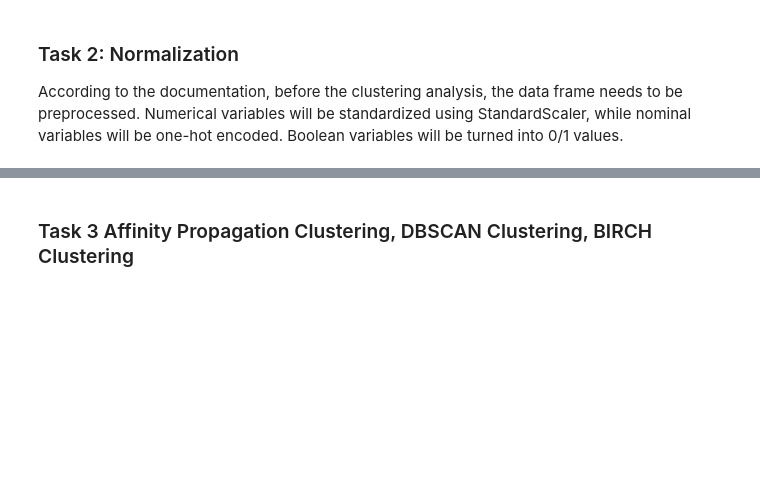
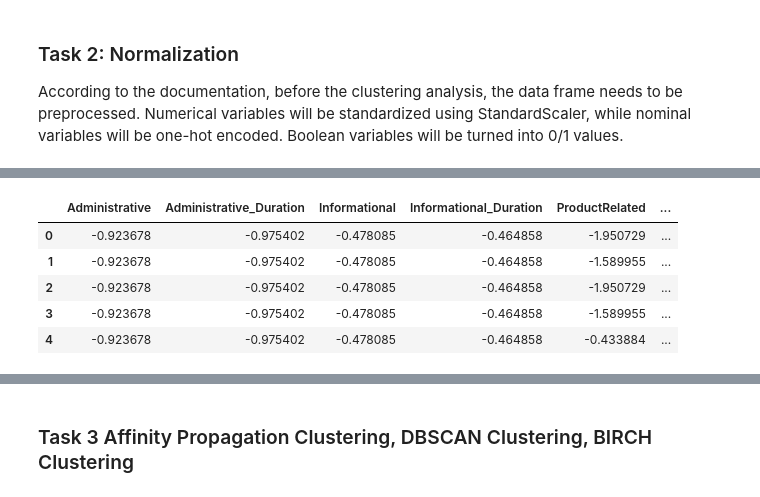
Before and after one commit to kenshin812/data_analysis, a Jupyter notebook: assignment2/submission.ipynb, the cells around one changed output, grey strips where cells are left out. Cells and saved outputs as stored; diff of their text form; code cells hidden in the pictures; blank space fills up the shorter version.

```diff
--- a/assignment2/submission.ipynb
+++ b/assignment2/submission.ipynb
@@ -453,3 +462,86 @@ Number of features after preprocessing: 74
 | 3 | -0.696993 | -0.457191 | -0.396478 | -0.244931 | -0.668518 | ... |
 | 4 | -0.696993 | -0.457191 | -0.396478 | -0.244931 | -0.488636 | ... |
 5 rows × 74 columns
+# %%
+import pandas as pd
+import numpy as np
+from sklearn.preprocessing import StandardScaler
+
+# Load data
+df = pd.read_csv("online_shoppers_intention.csv")
+
+# Separate the class label
+y = df["Revenue"].astype(int)
+X = df.drop(columns=["Revenue"]).copy()
+
+# Convert binary variable
+X["Weekend"] = X["Weekend"].astype(int)
+
+# Define numerical features
+numerical_columns = [
+    "Administrative",
+    "Administrative_Duration",
+    "Informational",
+    "Informational_Duration",
+    "ProductRelated",
+    "ProductRelated_Duration",
+    "BounceRates",
+    "ExitRates",
+    "PageValues",
+    "SpecialDay"
+]
+
+# Strongly right-skewed numerical features
+log_columns = [
+    "Administrative",
+    "Administrative_Duration",
+    "Informational",
+    "Informational_Duration",
+    "ProductRelated",
+    "ProductRelated_Duration",
+    "PageValues"
+]
+
+# Nominal categorical features
+categorical_columns = [
+    "Month",
+    "OperatingSystems",
+    "Browser",
+    "Region",
+    "TrafficType",
+    "VisitorType"
+]
+
+# Reduce skewness of strongly skewed numerical features
+X[log_columns] = np.log1p(
+    X[log_columns]
+)
+
+# Scale numerical features only
+scaler = StandardScaler()
+
+X[numerical_columns] = scaler.fit_transform(
+    X[numerical_columns]
+)
+
+# One-hot encode nominal features
+# These remain 0/1 and are NOT standardized
+X = pd.get_dummies(
+    X,
+    columns=categorical_columns,
+    dtype=int
+)
+
+# Keep the variable name used in the later tasks
+X_scaled_cleaned = X.to_numpy(dtype=float)
+
+# Make df.columns correspond to the preprocessed matrix
+# so your later code works:
+# pd.DataFrame(X_scaled_cleaned, columns=df.columns)
+df = X.copy()
+
+print("Original number of rows:", X.shape[0])
+print("Number of features after preprocessing:", X.shape[1])
+
+display(X.head())
+# %% [output]
@@ -455,0 +550,6 @@ Number of features after preprocessing: 74
+|  | Administrative | Administrative_Duration | Informational | Informational_Duration | ProductRelated | ... |
+| 0 | -0.923678 | -0.975402 | -0.478085 | -0.464858 | -1.950729 | ... |
+| 1 | -0.923678 | -0.975402 | -0.478085 | -0.464858 | -1.589955 | ... |
+| 2 | -0.923678 | -0.975402 | -0.478085 | -0.464858 | -1.950729 | ... |
+| 3 | -0.923678 | -0.975402 | -0.478085 | -0.464858 | -1.589955 | ... |
+| 4 | -0.923678 | -0.975402 | -0.478085 | -0.464858 | -0.433884 | ... |
```
Also changed, not shown: parts of 4 cells of this notebook.
